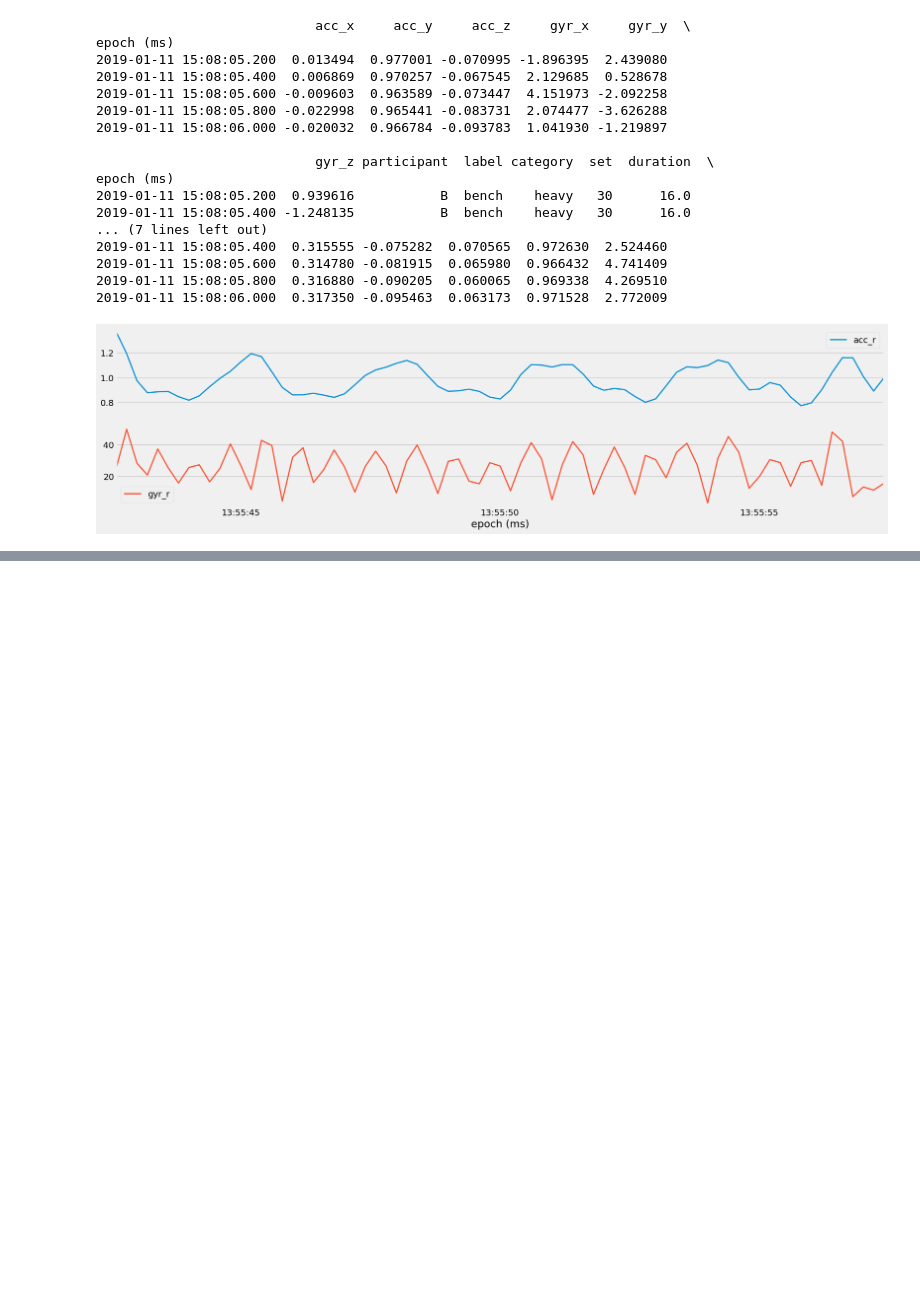
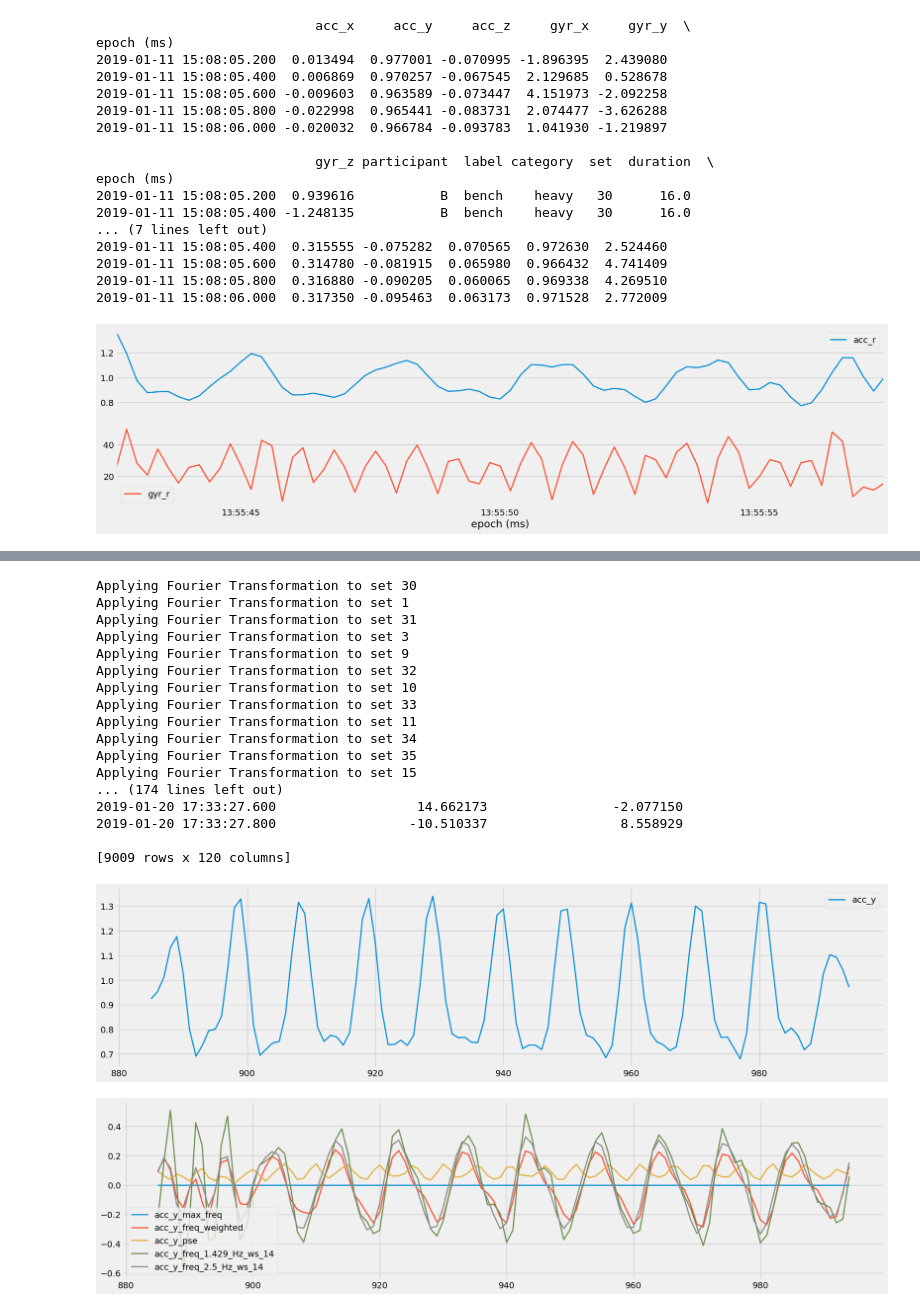
Before and after one commit to Moham3d-3ssam/Fitness-Tracker-ML-System, a Jupyter notebook: src/features/build_features.ipynb, the cells around one changed output, grey strips where cells are left out. Drawn from its saved outputs; the diff is of its cells as text; code cells hidden in the pictures; blank space fills up the shorter version.

```diff
--- a/src/features/build_features.ipynb
+++ b/src/features/build_features.ipynb
@@ -251,7 +301,59 @@ epoch (ms)
 # %%
 # --------------------------------------------------------------
 # Frequency features
 # --------------------------------------------------------------
+
+df_freq = df_temporal.copy().reset_index()
+FreqAbs = FourierTransformation()
+
+fs = int(1000 / 200)
+ws = int(2800 / 200)
+
+df_freq_plot = FreqAbs.abstract_frequency(df_freq, ["acc_y"], ws, fs)
+
+subset = df_freq_plot[df_freq_plot["set"] == 15]
+subset[["acc_y"]].plot()
+subset[
+  [
+    "acc_y_max_freq",
+    "acc_y_freq_weighted",
+    "acc_y_pse",
+    "acc_y_freq_1.429_Hz_ws_14",
+    "acc_y_freq_2.5_Hz_ws_14",
+  ]
+].plot()
+
+df_freq = df_temporal.copy().reset_index()
+df_freq_list = []
+for set in df_freq["set"].unique():
+  print(f"Applying Fourier Transformation to set {set}")
+  subset = df_freq[df_freq["set"] == set].reset_index(drop=True).copy()
+  subset = FreqAbs.abstract_frequency(subset, predictor_columns, ws, fs)
+  df_freq_list.append(subset)
+
+df_freq = pd.concat(df_freq_list).set_index("epoch (ms)", drop=True)
+
+print(df_freq)
+# %% [output]
+Applying Fourier Transformation to set 30
+Applying Fourier Transformation to set 1
+Applying Fourier Transformation to set 31
+Applying Fourier Transformation to set 3
+Applying Fourier Transformation to set 9
+Applying Fourier Transformation to set 32
+Applying Fourier Transformation to set 10
+Applying Fourier Transformation to set 33
+Applying Fourier Transformation to set 11
+Applying Fourier Transformation to set 34
+Applying Fourier Transformation to set 35
+Applying Fourier Transformation to set 15
+... (174 lines left out)
+2019-01-20 17:33:27.600                  14.662173                -2.077150
+2019-01-20 17:33:27.800                 -10.510337                 8.558929
+
+[9009 rows x 120 columns]
+[figure, added]
+[figure, added]
 # %%
 # --------------------------------------------------------------
 # Dealing with overlapping windows
```
Also changed, not shown: parts of 6 cells of this notebook, 2 other files.
